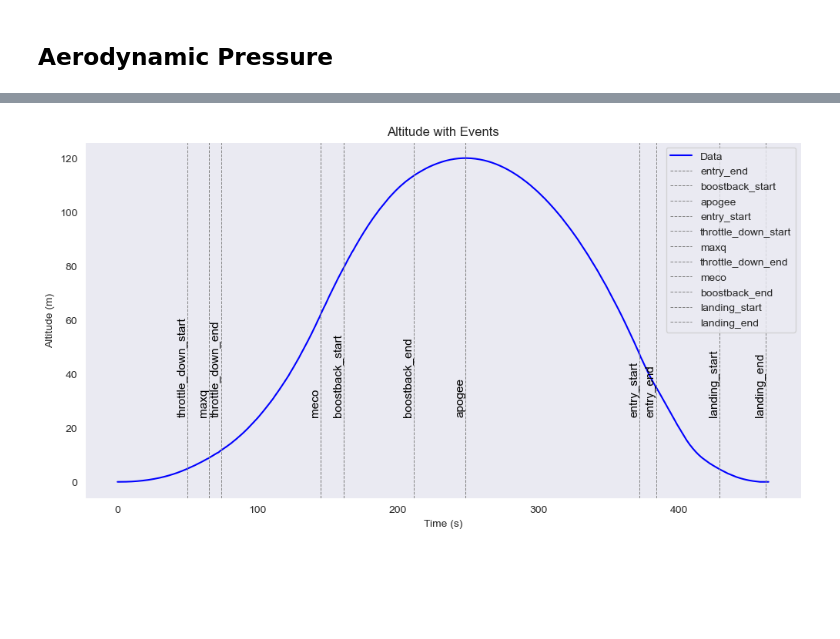
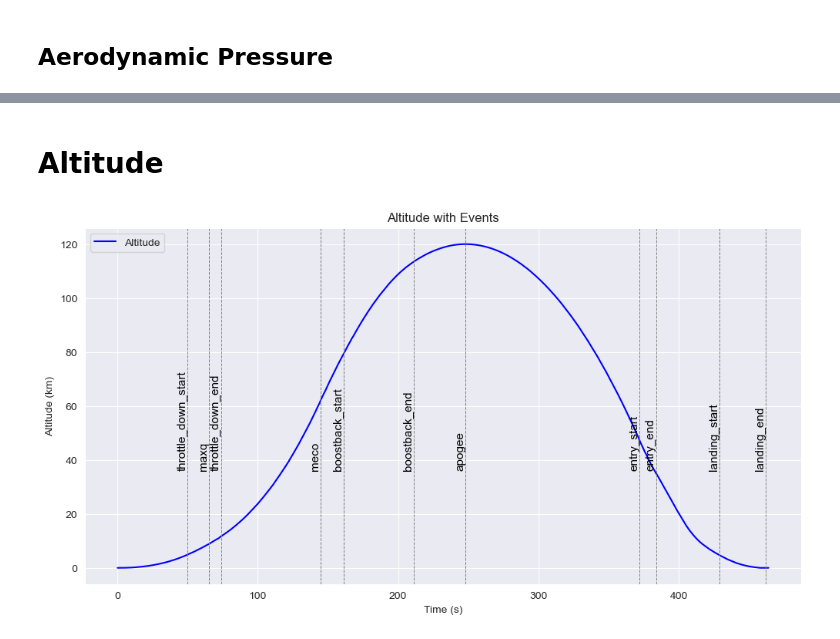
Before and after one commit to rafaelCabralDS/falcon9-control, a Jupyter notebook: notebooks/crs-11.ipynb, the cells around one changed output, grey strips where cells are left out. Drawn from its saved outputs; the diff is of its cells as text; code cells hidden in the pictures; blank space fills up the shorter version.

```diff
--- a/notebooks/crs-11.ipynb
+++ b/notebooks/crs-11.ipynb
@@ -74,6 +74,7 @@ entryburn = data[(data.time >= ENTRY_BURN_START) & (data.time < ENTRY_BURN_END)]
 p2 = data[(data.time >= ENTRY_BURN_END) & (data.time <= LANDING_START)]
 landingburn = data[(data.time >= LANDING_START)]
 
+events_dict = events.set_index('Event')['Time [s]'].to_dict()
 events
 # %% [output]
 |  | Event | Time [s] |
@@ -196,21 +174,0 @@ plt.grid()
-# %%
-# Set up a function to plot with annotations for events
-def plot_with_events(x, y, title, xlabel, ylabel, events=None):
-    plt.figure(figsize=(12, 6))
-    plt.plot(x, y, label='Data', color='blue')
-    if events is not None:
-        for _, event in events.iterrows():
-            plt.axvline(event['Time [s]'], color='grey', linestyle='--', linewidth=0.7, label=event['Event'])
-            plt.text(event['Time [s]'], y.max()*0.2, event['Event'],
-                     rotation=90,
-                     ha='right',
-                     verticalalignment='bottom',
-                     color='black',
-                     fontsize=11,
-                     )
-    plt.title(title)
-    plt.xlabel(xlabel)
-    plt.ylabel(ylabel)
-    plt.legend()
-    plt.grid()
-    plt.show()
@@ -217,5 +188,13 @@ def plot_with_events(x, y, title, xlabel, ylabel, events=None):
+# %% [markdown]
+# Altitude
 # %%
-plot_with_events(data['time'], data['altitude'], 'Altitude with Events',
-                 'Time (s)', 'Altitude (m)', events)
+plot_with_events(x=data['time'],
+                 y=data['altitude'],
+                 label='Altitude',
+                 events=events_dict,
+                 title='Altitude with Events',
+                 xlabel='Time (s)',
+                 ylabel='Altitude (km)'
+                 )
 # %% [output]
-[figure, old version]
+[figure, new version]
```
Also changed, not shown: parts of 6 cells of this notebook.
